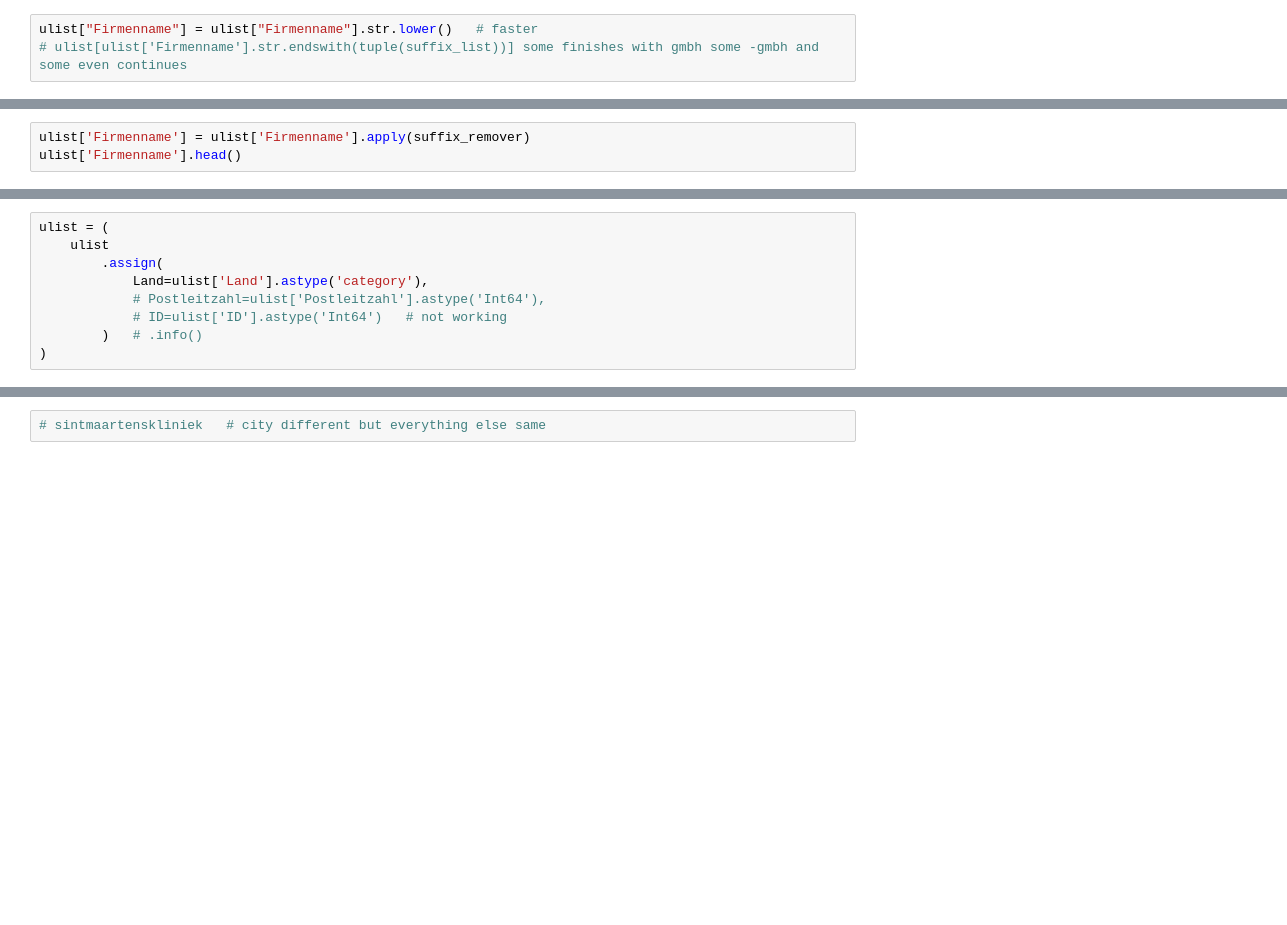
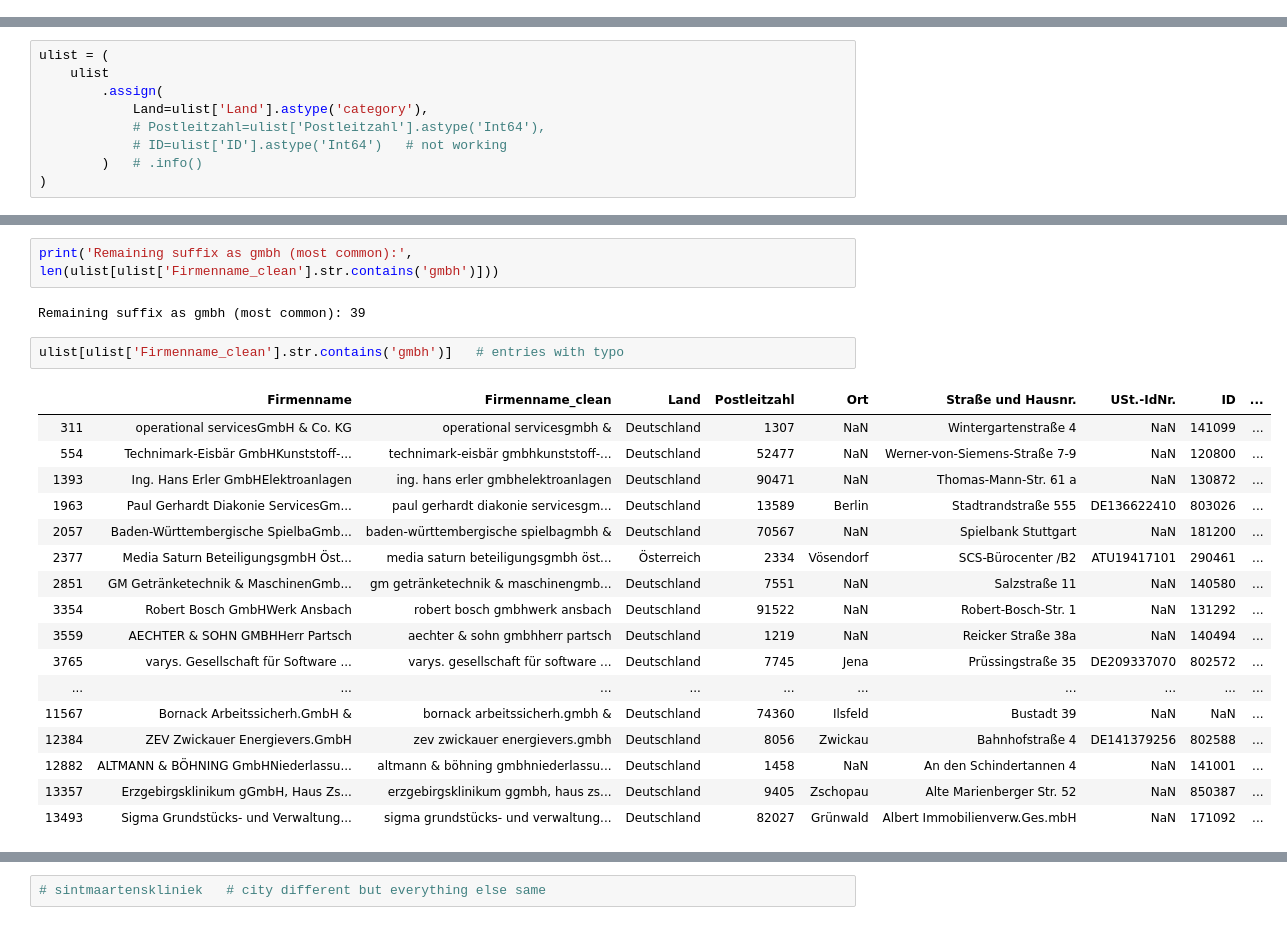
Before and after one commit to Can-Berk/Data_Analysis, a Jupyter notebook: MappingNames/ulist_companies.ipynb, the cells around one changed output, grey strips where cells are left out. Saved outputs shown, nothing was run; the diff lists cells and outputs as text; blank space fills up the shorter version.

```diff
--- a/MappingNames/ulist_companies.ipynb
+++ b/MappingNames/ulist_companies.ipynb
@@ -24,3 +18,0 @@ ulist_original = ulist.copy()
-# %%
-ulist["Firmenname"] = ulist["Firmenname"].str.lower()   # faster
-# ulist[ulist['Firmenname'].str.endswith(tuple(suffix_list))] some finishes with gmbh some -gmbh and some even continues
@@ -81,3 +18,0 @@ def suffix_remover(companyname):
-# %%
-ulist['Firmenname'] = ulist['Firmenname'].apply(suffix_remover)
-ulist['Firmenname'].head()
@@ -167,0 +147,24 @@ memory usage: 756.3+ KB
+# %%
+print('Remaining suffix as gmbh (most common):', len(ulist[ulist['Firmenname_clean'].str.contains('gmbh')]))
+# %% [output]
+Remaining suffix as gmbh (most common): 39
+# %%
+ulist[ulist['Firmenname_clean'].str.contains('gmbh')]   # entries with typo
+# %% [output]
+|  | Firmenname | Firmenname_clean | Land | Postleitzahl | Ort | Straße und Hausnr. | USt.-IdNr. | ID | ... |
+| 311 | operational servicesGmbH & Co. KG | operational servicesgmbh & | Deutschland | 1307 | NaN | Wintergartenstraße 4 | NaN | 141099 | ... |
+| 554 | Technimark-Eisbär GmbHKunststoff-... | technimark-eisbär gmbhkunststoff-... | Deutschland | 52477 | NaN | Werner-von-Siemens-Straße 7-9 | NaN | 120800 | ... |
+| 1393 | Ing. Hans Erler GmbHElektroanlagen | ing. hans erler gmbhelektroanlagen | Deutschland | 90471 | NaN | Thomas-Mann-Str. 61 a | NaN | 130872 | ... |
+| 1963 | Paul Gerhardt Diakonie ServicesGm... | paul gerhardt diakonie servicesgm... | Deutschland | 13589 | Berlin | Stadtrandstraße 555 | DE136622410 | 803026 | ... |
+| 2057 | Baden-Württembergische SpielbaGmb... | baden-württembergische spielbagmbh & | Deutschland | 70567 | NaN | Spielbank Stuttgart | NaN | 181200 | ... |
+| 2377 | Media Saturn BeteiligungsgmbH Öst... | media saturn beteiligungsgmbh öst... | Österreich | 2334 | Vösendorf | SCS-Bürocenter /B2 | ATU19417101 | 290461 | ... |
+| 2851 | GM Getränketechnik & MaschinenGmb... | gm getränketechnik & maschinengmb... | Deutschland | 7551 | NaN | Salzstraße 11 | NaN | 140580 | ... |
+| 3354 | Robert Bosch GmbHWerk Ansbach | robert bosch gmbhwerk ansbach | Deutschland | 91522 | NaN | Robert-Bosch-Str. 1 | NaN | 131292 | ... |
+| 3559 | AECHTER & SOHN GMBHHerr Partsch | aechter & sohn gmbhherr partsch | Deutschland | 1219 | NaN | Reicker Straße 38a | NaN | 140494 | ... |
+| 3765 | varys. Gesellschaft für Software ... | varys. gesellschaft für software ... | Deutschland | 7745 | Jena | Prüssingstraße 35 | DE209337070 | 802572 | ... |
+| ... | ... | ... | ... | ... | ... | ... | ... | ... | ... |
+| 11567 | Bornack Arbeitssicherh.GmbH & | bornack arbeitssicherh.gmbh & | Deutschland | 74360 | Ilsfeld | Bustadt 39 | NaN | NaN | ... |
+| 12384 | ZEV Zwickauer Energievers.GmbH | zev zwickauer energievers.gmbh | Deutschland | 8056 | Zwickau | Bahnhofstraße 4 | DE141379256 | 802588 | ... |
+| 12882 | ALTMANN & BÖHNING GmbHNiederlassu... | altmann & böhning gmbhniederlassu... | Deutschland | 1458 | NaN | An den Schindertannen 4 | NaN | 141001 | ... |
+| 13357 | Erzgebirgsklinikum gGmbH, Haus Zs... | erzgebirgsklinikum ggmbh, haus zs... | Deutschland | 9405 | Zschopau | Alte Marienberger Str. 52 | NaN | 850387 | ... |
+| 13493 | Sigma Grundstücks- und Verwaltung... | sigma grundstücks- und verwaltung... | Deutschland | 82027 | Grünwald | Albert Immobilienverw.Ges.mbH | NaN | 171092 | ... |
```
Also changed, not shown: parts of 32 cells of this notebook.
